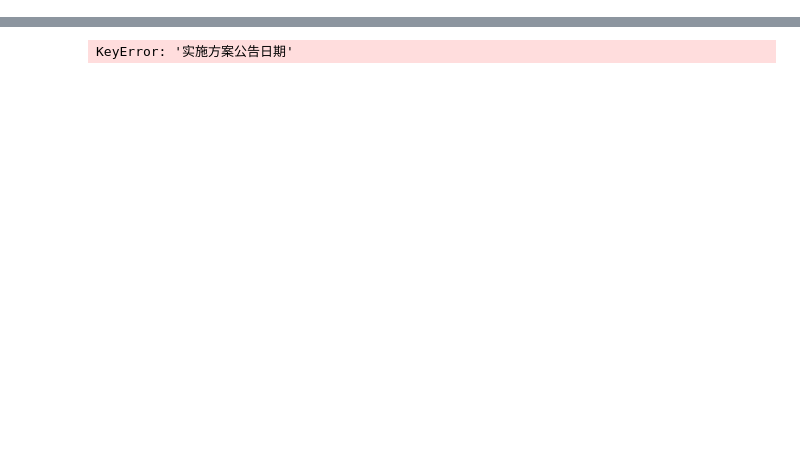
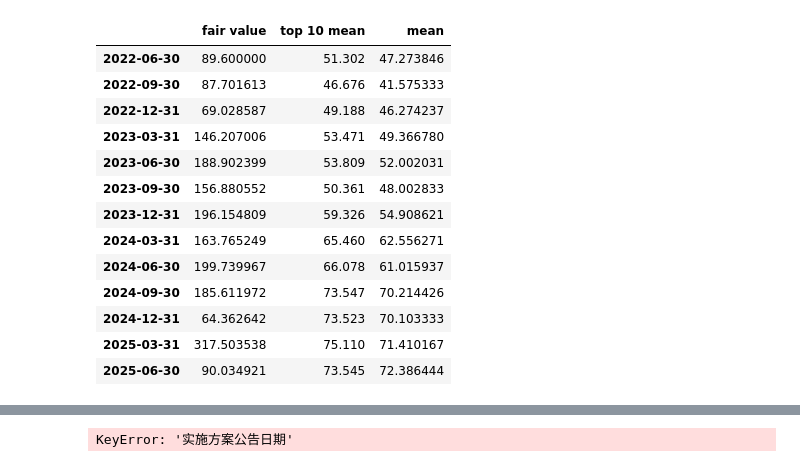
Before and after one commit to xietiany/quant, a Jupyter notebook: Demo.ipynb, the cells around one changed output, grey strips where cells are left out. Saved outputs shown, nothing was run; the diff lists cells and outputs as text; code cells hidden in the pictures; blank space fills up the shorter version.

```diff
--- a/Demo.ipynb
+++ b/Demo.ipynb
@@ -74,3 +61,20 @@ the debt weight is  0.5719850961434744
+# %%
+a.getBacktestingDF
+# %% [output]
+|  | fair value | top 10 mean | mean |
+| 2022-06-30 | 89.600000 | 51.302 | 47.273846 |
+| 2022-09-30 | 87.701613 | 46.676 | 41.575333 |
+| 2022-12-31 | 69.028587 | 49.188 | 46.274237 |
+| 2023-03-31 | 146.207006 | 53.471 | 49.366780 |
+| 2023-06-30 | 188.902399 | 53.809 | 52.002031 |
+| 2023-09-30 | 156.880552 | 50.361 | 48.002833 |
+| 2023-12-31 | 196.154809 | 59.326 | 54.908621 |
+| 2024-03-31 | 163.765249 | 65.460 | 62.556271 |
+| 2024-06-30 | 199.739967 | 66.078 | 61.015937 |
+| 2024-09-30 | 185.611972 | 73.547 | 70.214426 |
+| 2024-12-31 | 64.362642 | 73.523 | 70.103333 |
+| 2025-03-31 | 317.503538 | 75.110 | 71.410167 |
+| 2025-06-30 | 90.034921 | 73.545 | 72.386444 |
 # %%
 for k, v in a.incomest.eps.items():
     print(k, v)
```
Also changed, not shown: parts of 17 cells of this notebook, 5 other files.
